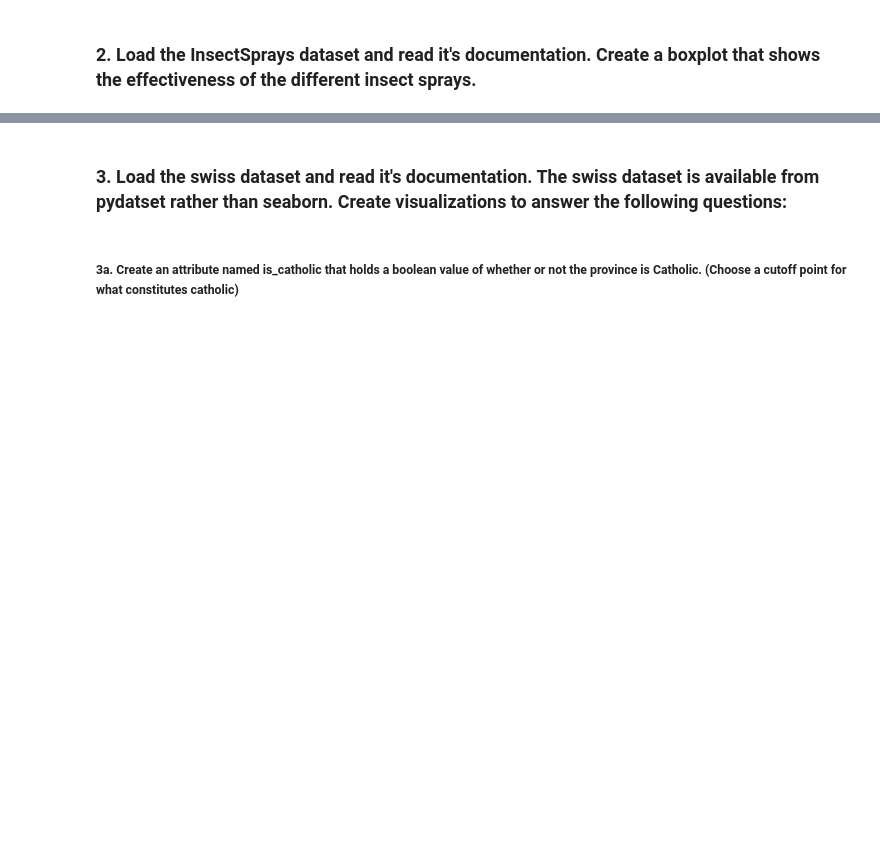
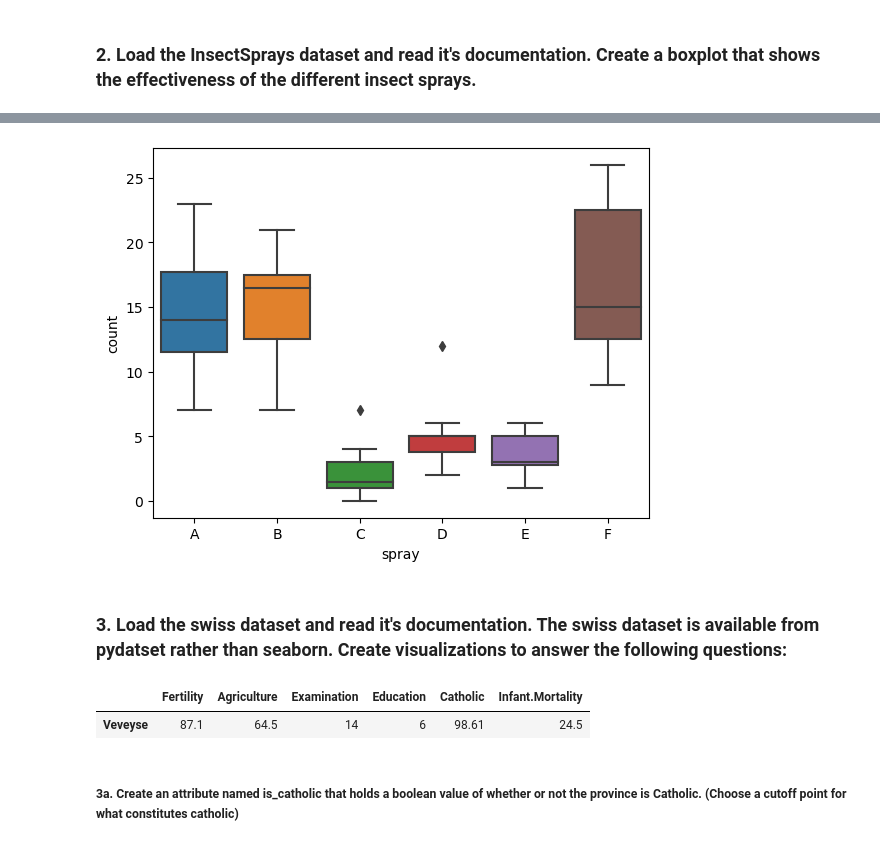
Before and after one commit to Jared-Wood135/numpy-pandas-visualization-exercises, a Jupyter notebook: seaborn_exercises.ipynb, the cells around one changed output, grey strips where cells are left out. Cells and saved outputs as stored; diff of their text form; code cells hidden in the pictures; blank space fills up the shorter version.

```diff
--- a/seaborn_exercises.ipynb
+++ b/seaborn_exercises.ipynb
@@ -74,2 +97,4 @@ plt.show()
 # %% [markdown]
 ### 2. Load the InsectSprays dataset and read it's documentation. Create a boxplot that shows the effectiveness of the different insect sprays.
+# %%
+insctspry = data('InsectSprays')
@@ -76,4 +106,18 @@ plt.show()
+# %%
+sns.boxplot(
+data=insctspry,
+x='spray',
+y='count')
+plt.show()
+# %% [output]
+[figure, added]
 # %% [markdown]
 ### 3. Load the swiss dataset and read it's documentation. The swiss dataset is available from pydatset rather than seaborn. Create visualizations to answer the following questions:
+# %%
+swiss = data('swiss')
+swiss.sample()
+# %% [output]
+|  | Fertility | Agriculture | Examination | Education | Catholic | Infant.Mortality |
+| Veveyse | 87.1 | 64.5 | 14 | 6 | 98.61 | 24.5 |
 # %% [markdown]
 ##### 3a. Create an attribute named is_catholic that holds a boolean value of whether or not the province is Catholic. (Choose a cutoff point for what constitutes catholic)
```
Also changed, not shown: parts of 25 cells of this notebook.
